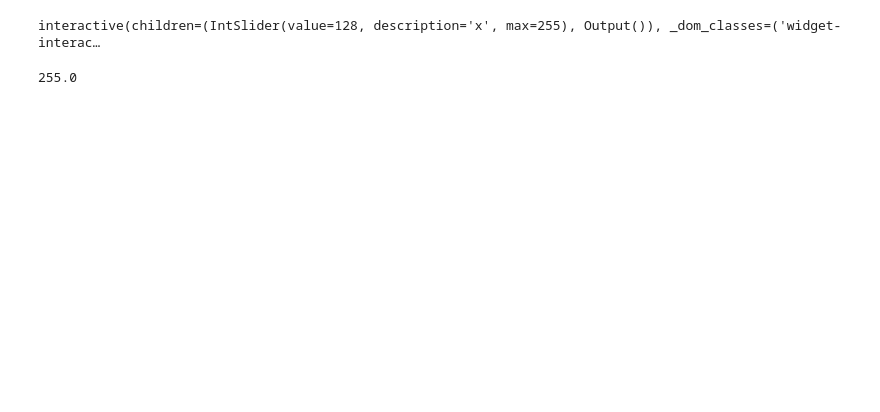
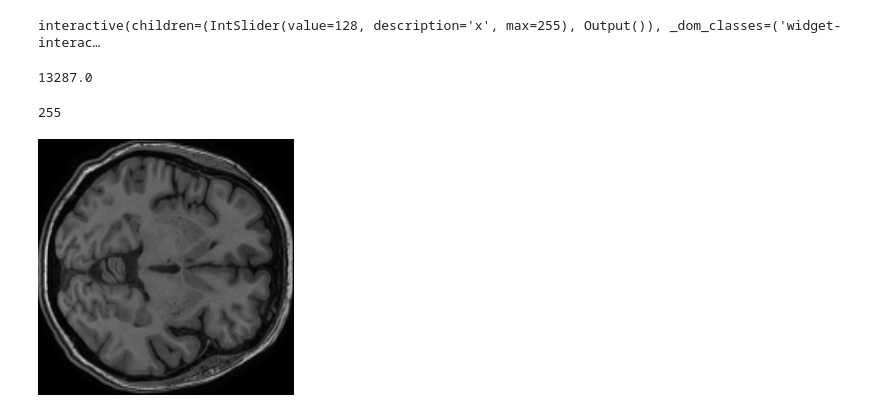
Before and after one commit to gogolB/Brain_Lesion_Segmetation, a Jupyter notebook: notebooks/SubjectViewer.ipynb, the cells around one changed output. Drawn from its saved outputs; the diff is of its cells as text; code cells hidden in the pictures; blank space fills up the shorter version.

Commit message:
Fixed Image Corruption Issue

```diff
--- a/notebooks/SubjectViewer.ipynb
+++ b/notebooks/SubjectViewer.ipynb
@@ -24,10 +21,10 @@ import nibabel as nib
 import matplotlib.pyplot as plt
 import numpy as np
 # %%
-cohort = 'c0010'
+cohort = 'c0004'
 cohortPath = dataRoot + cohort + "/"
 
-subject = 'c0010s0029t01'
+subject = 'c0004s0011t01'
 subjectPath = cohortPath + subject + "/"
 subjectFileRoot = subjectPath + subject
 
@@ -66,4 +63,8 @@ interactive(children=(IntSlider(value=128, description='x', max=255), Output()),
 # %%
 np.max(subjectOriginal)
 # %% [output]
-255.0
+13287.0
+# %%
+np.max(subjectResampled.astype('uint8'))
+# %% [output]
+255
@@ -69,0 +73,6 @@ np.max(subjectOriginal)
+# %%
+img = Image.fromarray(subjectResampled.astype('uint8')[:,:,136], mode = "L")
+# %%
+img
+# %% [output]
+[figure, added]
```
Also changed, not shown: parts of 5 cells of this notebook, 3 other files.
